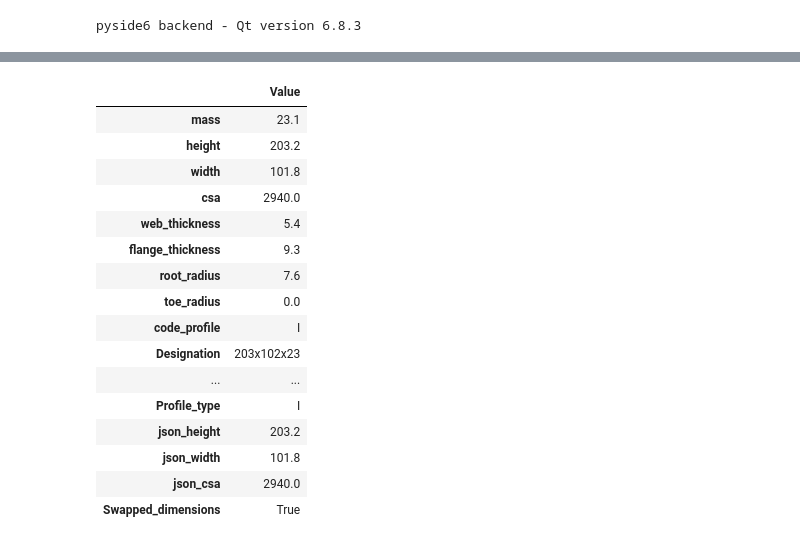
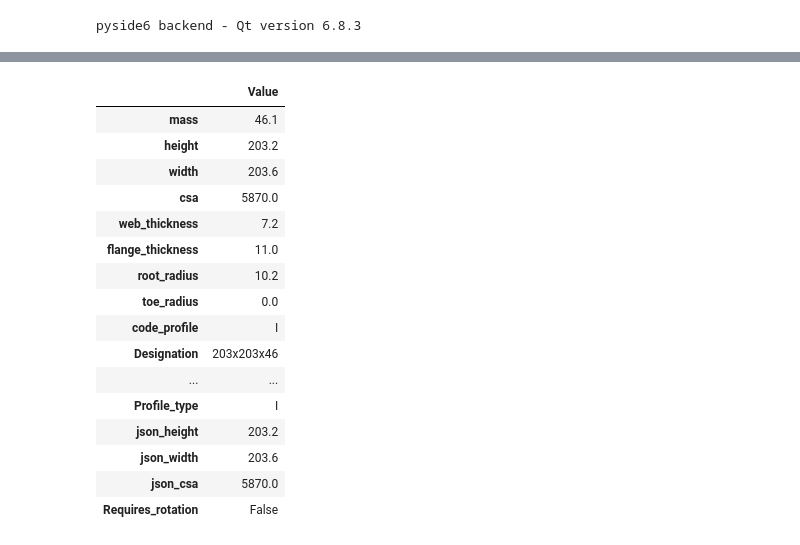
Before and after one commit to ukstevem/StepWrangling, a Jupyter notebook: notebooks/20250605.ipynb, the cells around one changed output, grey strips where cells are left out. Saved outputs shown, nothing was run; the diff lists cells and outputs as text; code cells hidden in the pictures.

Commit message:
refactored, after removal of multiple rotations

```diff
--- a/notebooks/20250605.ipynb
+++ b/notebooks/20250605.ipynb
@@ -407,22 +594,17 @@ def make_arrow(start: gp_Pnt, direction: gp_Dir, length=100.0):
 from OCC.Core.gp import gp_Ax3, gp_Dir, gp_Pnt, gp_Trsf, gp_Vec
 from OCC.Core.BRepBuilderAPI import BRepBuilderAPI_Transform
 
-def align_obb_to_dstv_frame(shape, obb_frame: gp_Ax3, extents, swap_yz=False):
+def align_obb_to_dstv_frame(shape, obb_frame: gp_Ax3, extents):
     """
     Aligns a solid from its OBB frame into the DSTV frame:
     X = length, Y = height, Z = width.
-    Handles swapping of height/width as needed.
+    Assumes axes are already swapped if needed based on profile classification.
     """
     # Unpack OBB origin and axis directions
     origin = obb_frame.Location()
     x_dir = obb_frame.XDirection()
     y_dir = obb_frame.YDirection()
     z_dir = obb_frame.Direction()  # Z axis of OBB frame
-
-    if swap_yz:
-        print("🔁 Swapping Y/Z directions based on profile match")
-        y_dir, z_dir = z_dir, y_dir
-        extents[1], extents[2] = extents[2], extents[1]
 
     # Create corrected local frame with updated axis mapping
     corrected_frame = gp_Ax3(origin, z_dir, x_dir)  # Z = up, X = beam axis
@@ -451,8 +713,8 @@ def compute_section_area(solid):
 # %%
 if __name__ == "__main__":
 
-    # step_path = "../data/0444-1 ANGLED.step"
-    step_path = "../data/ncTest.step"
+    step_path = "../data/0444-1 ANGLED.step"
+    # step_path = "../data/ncTest.step"
     # step_path = "../data/TestEA.step"
     # step_path = "../data/TestEAMirror.step"
     # step_path = "../data/TestUEA.step"
@@ -460,21 +722,28 @@ if __name__ == "__main__":
     # step_path = "../data/TestPFC.step"
     shape_orig = load_step(step_path)
 
+
     # STEP 1: Align to major geometry (robust PCA/face-based)
-    primary_aligned_shape, trsf, cs, second_face = robust_align_solid_from_geometry(shape_orig)
+    primary_aligned_shape, trsf, cs, largest_face, dir_x, dir_y, dir_z = robust_align_solid_from_geometry(shape_orig)
 
-    # STEP 2: Get OBB + derived axes and extents
-    aabb_geom = compute_axis_aligned_bounding_box(primary_aligned_shape)
 
+    # STEP 2: Compute OBB geometry
+    obb_geom = compute_obb_geometry(primary_aligned_shape)
+    aligned_extents = obb_geom["aligned_extents"]  # [length, height, width]
+    aligned_center = obb_geom["aligned_center"]
+    aligned_dir_x = obb_geom["aligned_dir_x"]
+    aligned_dir_y = obb_geom["aligned_dir_y"]
+    aligned_dir_z = obb_geom["aligned_dir_z"]
+
+    # STEP 3: Compute section area
     section_area = compute_section_area(primary_aligned_shape)
-    extents = aabb_geom["extents"]
 
-    # STEP 3: Build classification signature
+    # STEP 4: Build classification signature
     cs = {
-        "span_web": extents[1],
-        "span_flange": extents[2],
+        "span_web": aligned_extents[1],
+        "span_flange": aligned_extents[2],
         "area": section_area,
-        "length": extents[0]
+        "length": aligned_extents[0]
     }
 
     print("Classification input:")
@@ -483,22 +752,36 @@ if __name__ == "__main__":
     print("  area       =", cs["area"])
     print("  length     =", cs["length"])
 
-    # STEP 4: Match against JSON library
+    # STEP 5: Match against JSON library
     profile_match = classify_profile(cs, json_path, tol_dim=1.0, tol_area=5)
-
     if profile_match is None:
         raise ValueError("❌ No matching profile found")
 
-    # STEP 5: Align OBB to global DSTV frame using frame transform
+    # STEP 6: Handle swapped dimensions
     swap_axes = profile_match.get("Swapped_dimensions", False)
+    if swap_axes:
+        print("🔁 Swapping height/width axes to match profile classification")
+        dir_y, dir_z = dir_z, dir_y
+        extents[1], extents[2] = extents[2], extents[1]
+
+    # STEP 7: Compute DSTV origin
+    origin_local = compute_dstv_origin(aligned_center, aligned_extents, dir_x, dir_y, dir_z)
+
+    # STEP 8: Align OBB to global DSTV frame using frame transform
+    # Construct gp_Ax3 from origin and axis directions
+    obb_frame = gp_Ax3(
+        origin_local,
+        dir_y,  # Y axis becomes "main" direction (Z is inferred from X × Y)
+        dir_x   # X axis as the reference direction
+    )
+
     aligned_shape, trsf = align_obb_to_dstv_frame(
         primary_aligned_shape,
-        aabb_geom["frame"],     # OBB frame: gp_Ax3
-        aabb_geom["extents"],   # [length, height, width]
-        swap_yz=swap_axes       # If JSON match swapped H/W
+        obb_frame,
+        aligned_extents,
     )
 
-    # STEP 6: Visual debugging — origin and axes
+    # STEP 9: Visual debugging — origin and axes
     origin_marker = make_origin_marker(gp_Pnt(0, 0, 0))
     arrow_x = make_arrow(gp_Pnt(0, 0, 0), gp_Dir(1, 0, 0))  # X = length
     arrow_y = make_arrow(gp_Pnt(0, 0, 0), gp_Dir(0, 1, 0))  # Y = height
@@ -509,6 +792,8 @@ if __name__ == "__main__":
     visualize(arrow_y, viewer, color="GREEN")
     visualize(arrow_z, viewer, color="BLUE")
     visualize(aligned_shape, viewer, color="PSS_DARK_BLUE")
+    visualize(make_origin_marker(origin_local), viewer, color="YELLOW")
+
 
     print_result_table(profile_match)
 # %% [output]
@@ -521,17 +805,17 @@ Classification input:
 |  | Value |
-| mass | 23.1 |
+| mass | 46.1 |
 | height | 203.2 |
-| width | 101.8 |
-| csa | 2940.0 |
-| web_thickness | 5.4 |
-| flange_thickness | 9.3 |
-| root_radius | 7.6 |
+| width | 203.6 |
+| csa | 5870.0 |
+| web_thickness | 7.2 |
+| flange_thickness | 11.0 |
+| root_radius | 10.2 |
 | toe_radius | 0.0 |
 | code_profile | I |
-| Designation | 203x102x23 |
+| Designation | 203x203x46 |
 | ... | ... |
 | Profile_type | I |
 | json_height | 203.2 |
-| json_width | 101.8 |
-| json_csa | 2940.0 |
-| Swapped_dimensions | True |
+| json_width | 203.6 |
+| json_csa | 5870.0 |
+| Requires_rotation | False |
```
Also changed, not shown: parts of 11 cells of this notebook.
